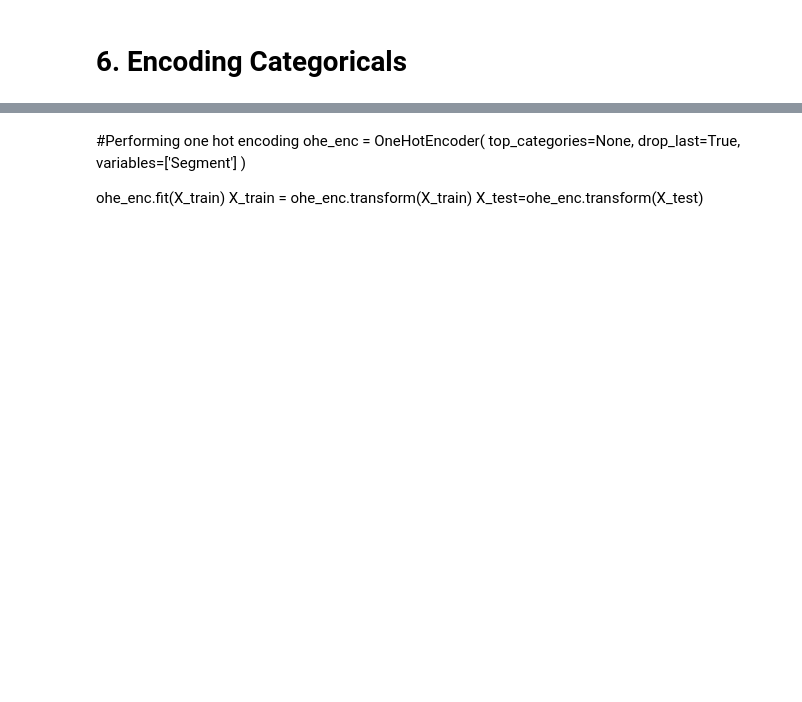
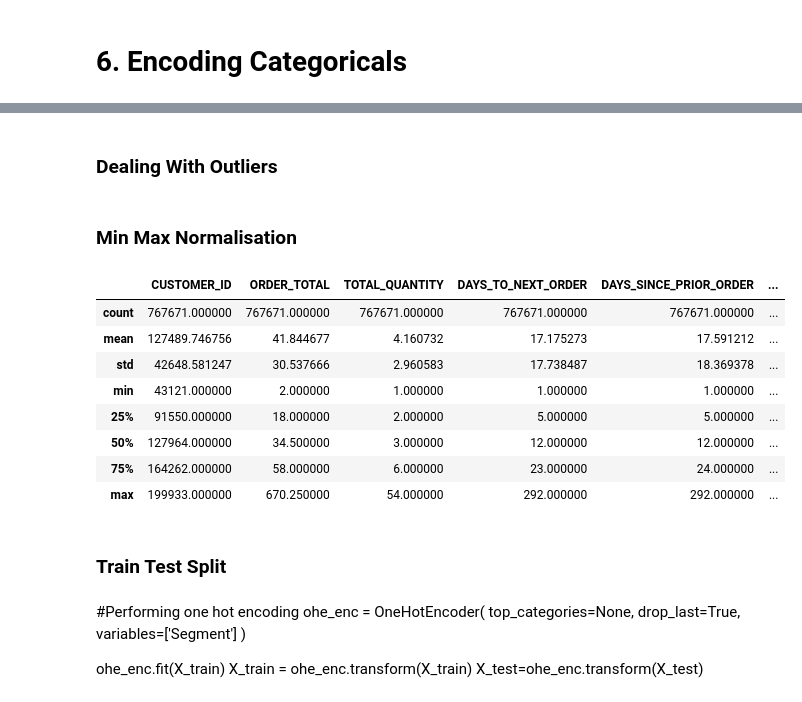
Before and after one commit to R-otato/Tasty_Insights, a Jupyter notebook: MachineLearning.ipynb, the cells around one changed output, grey strips where cells are left out. Saved outputs shown, nothing was run; the diff lists cells and outputs as text; code cells hidden in the pictures; blank space fills up the shorter version.

Commit message:
add outlier handling, transforming of numerical variables(skewed variables), min max normalisation

```diff
--- a/MachineLearning.ipynb
+++ b/MachineLearning.ipynb
@@ -791,0 +823,2 @@ temp_df_3.loc[temp_df_3['DAYS_TO_NEXT_ORDER']>23,'NextPurchaseDayRange'] = 0
+# %% [markdown]
+### Dealing With Outliers
@@ -791,0 +842,14 @@ temp_df_3.loc[temp_df_3['DAYS_TO_NEXT_ORDER']>23,'NextPurchaseDayRange'] = 0
+# %% [markdown]
+### Min Max Normalisation
+# %%
+temp_df_3.describe()
+# %% [output]
+|  | CUSTOMER_ID | ORDER_TOTAL | TOTAL_QUANTITY | DAYS_TO_NEXT_ORDER | DAYS_SINCE_PRIOR_ORDER | ... |
+| count | 767671.000000 | 767671.000000 | 767671.000000 | 767671.000000 | 767671.000000 | ... |
+| mean | 127489.746756 | 41.844677 | 4.160732 | 17.175273 | 17.591212 | ... |
+| std | 42648.581247 | 30.537666 | 2.960583 | 17.738487 | 18.369378 | ... |
+| min | 43121.000000 | 2.000000 | 1.000000 | 1.000000 | 1.000000 | ... |
+| 25% | 91550.000000 | 18.000000 | 2.000000 | 5.000000 | 5.000000 | ... |
+| 50% | 127964.000000 | 34.500000 | 3.000000 | 12.000000 | 12.000000 | ... |
+| 75% | 164262.000000 | 58.000000 | 6.000000 | 23.000000 | 24.000000 | ... |
+| max | 199933.000000 | 670.250000 | 54.000000 | 292.000000 | 292.000000 | ... |
@@ -792,3 +873,5 @@ temp_df_3.loc[temp_df_3['DAYS_TO_NEXT_ORDER']>23,'NextPurchaseDayRange'] = 0
+# %% [markdown]
+### Train Test Split
 # %%
 # Define Model Inputs (X) and Output (y)
 X = temp_df_3.drop(['DAYS_TO_NEXT_ORDER','NextPurchaseDayRange'], axis =1)
```
Also changed, not shown: parts of 32 cells of this notebook, 1 other file.
